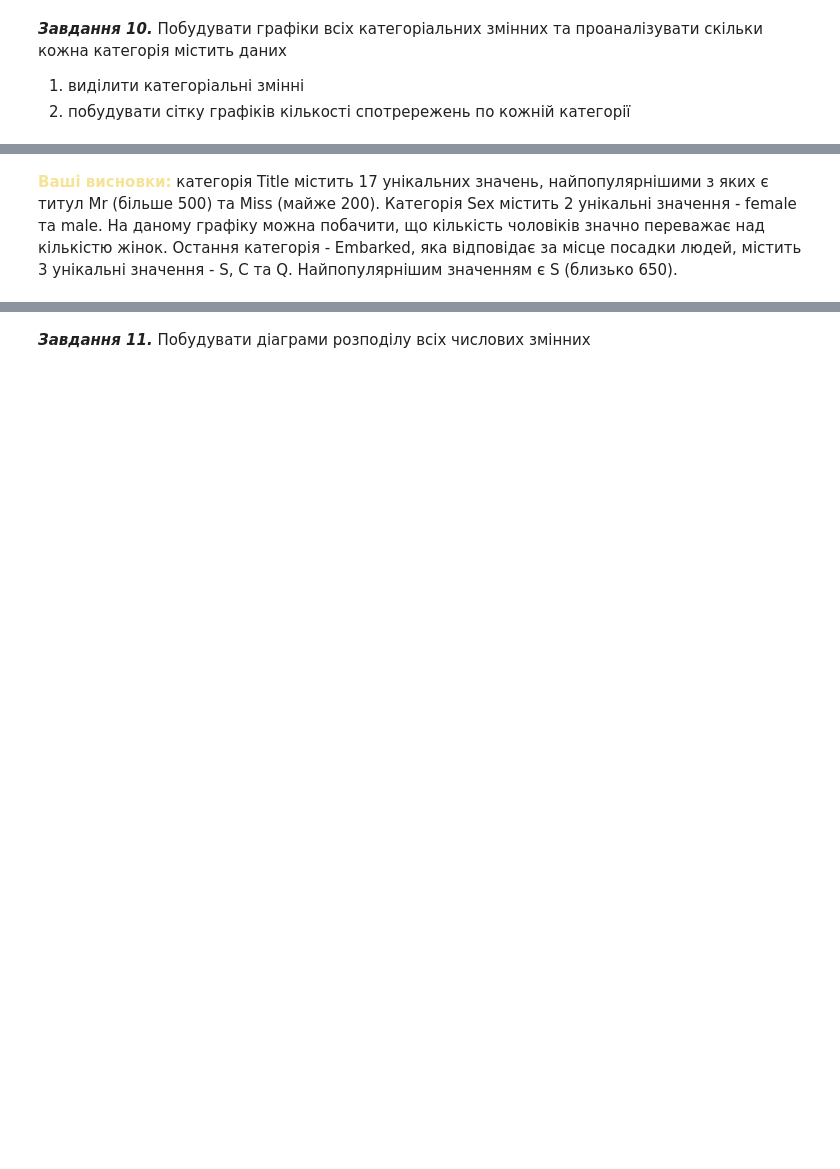
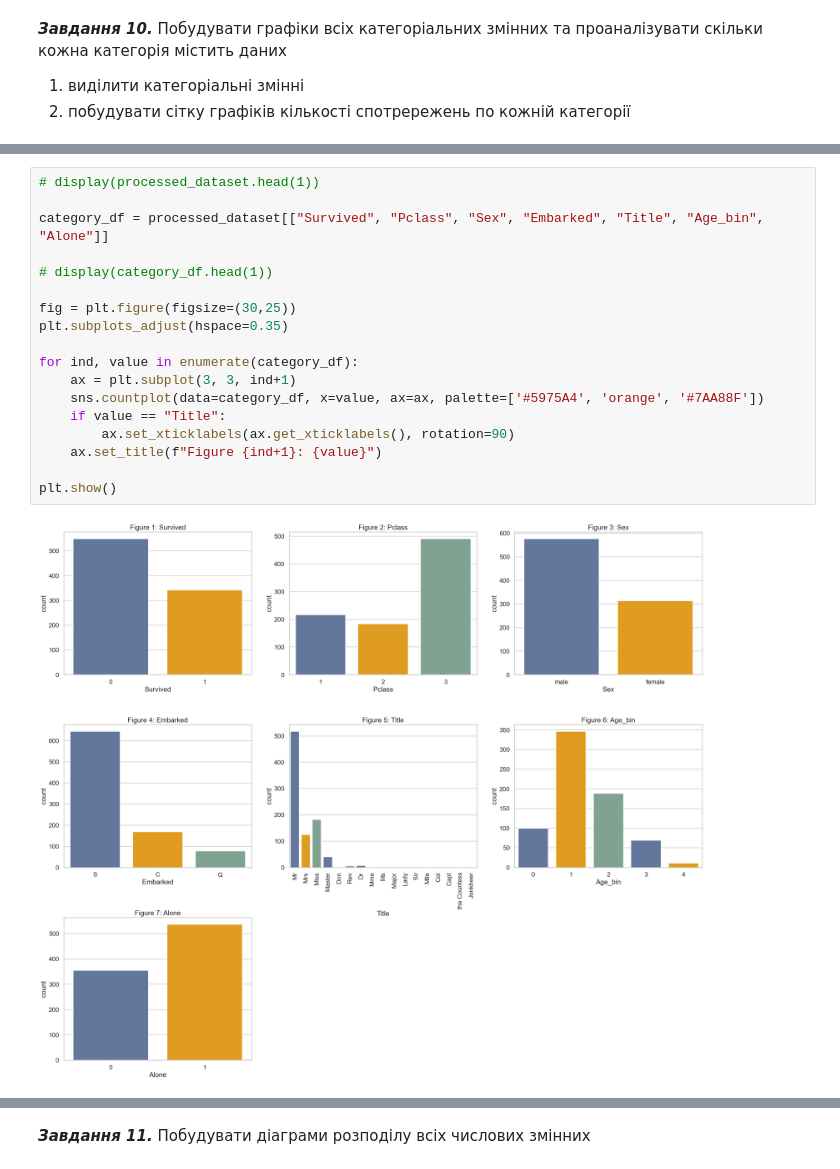
Before and after one commit to HumnytskaLiza/ai-labs, a Jupyter notebook: task3/Task3_basic_ai_liza_humnytska.ipynb, the cells around one changed output, grey strips where cells are left out. Cells and saved outputs as stored; diff of their text form; blank space fills up the shorter version.

```diff
--- a/task3/Task3_basic_ai_liza_humnytska.ipynb
+++ b/task3/Task3_basic_ai_liza_humnytska.ipynb
@@ -319,2 +316,20 @@ plt.show()
-# %% [markdown]
-<font color='#F5E398'><b>Ваші висновки:</b></font> категорія Title містить 17 унікальних значень, найпопулярнішими з яких є титул Mr (більше 500) та Miss (майже 200). Категорія Sex містить 2 унікальні значення - female та male. На даному графіку можна побачити, що кількість чоловіків значно переважає над кількістю жінок. Остання категорія - Embarked, яка відповідає за місце посадки людей, містить 3 унікальні значення - S, C та Q. Найпопулярнішим значенням є S (близько 650).
+# %%
+# display(processed_dataset.head(1))
+
+category_df = processed_dataset[["Survived", "Pclass", "Sex", "Embarked", "Title", "Age_bin", "Alone"]]
+
+# display(category_df.head(1))
+
+fig = plt.figure(figsize=(30,25))
+plt.subplots_adjust(hspace=0.35)
+
+for ind, value in enumerate(category_df):
+    ax = plt.subplot(3, 3, ind+1)
+    sns.countplot(data=category_df, x=value, ax=ax, palette=['#5975A4', 'orange', '#7AA88F'])
+    if value == "Title":
+        ax.set_xticklabels(ax.get_xticklabels(), rotation=90)
+    ax.set_title(f"Figure {ind+1}: {value}")
+
+plt.show()
+# %% [output]
+[figure, added]
```
Also changed, not shown: parts of 28 cells of this notebook.
